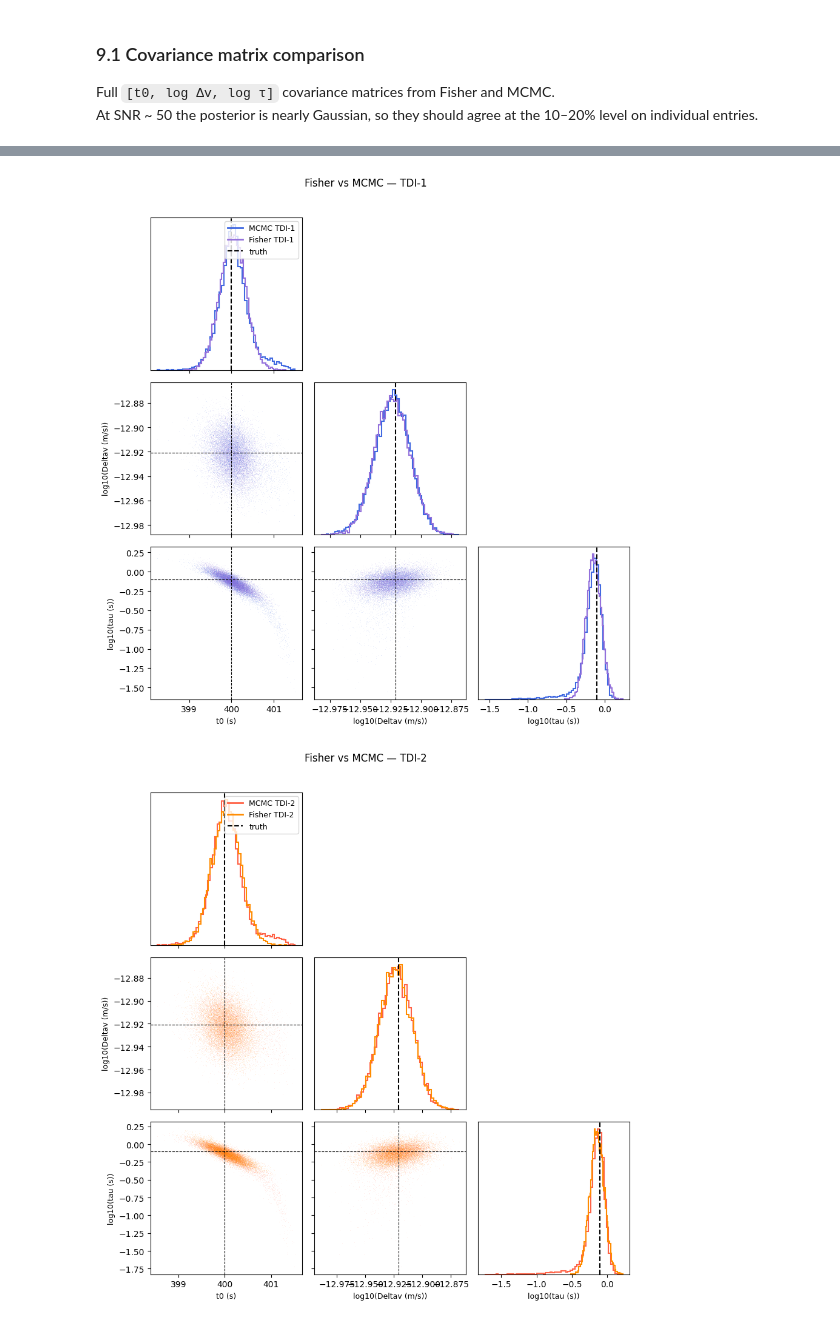
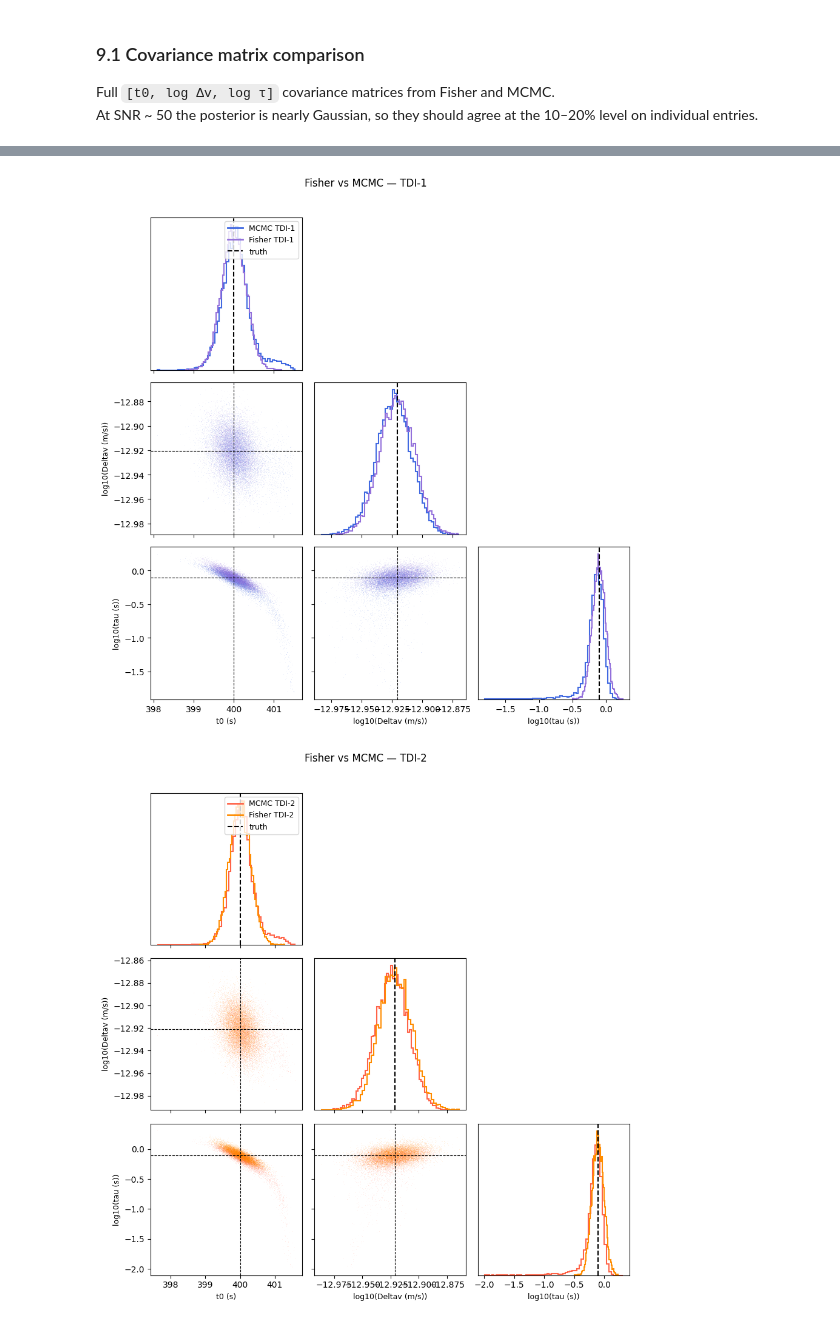
Before and after one commit to gmenta24/jaxglitches, a Jupyter notebook: lisa.ipynb, the cells around one changed output, grey strips where cells are left out. Cells and saved outputs as stored; diff of their text form; code cells hidden in the pictures.

Commit message:
Speed-up sampler and fix in Fisher mean value

```diff
--- a/lisa.ipynb
+++ b/lisa.ipynb
@@ -230,10 +229,10 @@ from jexplore.sampling import EpochMH, SamplingMH
 from jexplore.steps import Stretch
 from jexplore.backends import DefaultBackend
 
-N_WALKERS = 32     # ensemble size (even, ≥ 2×dim); more walkers help a from-prior start
-N_BURN    = 5_000  # phase-1 burn-in: walkers migrate from the prior onto the posterior
-N_RESET   = 1_000  # phase-2 settling iterations (discarded) after the compact relaunch
-N_SAMP    = 15_000 # production iterations
+N_WALKERS = 20     # ensemble size (even, ≥ 2×dim); enough to migrate from the prior
+N_BURN    = 3_000  # phase-1 burn-in: walkers migrate from the prior onto the posterior
+N_RESET   = 500    # phase-2 settling iterations (discarded) after the compact relaunch
+N_SAMP    = 8_000  # production iterations (thinned to ~10k for plotting)
 
 @jax.jit
 def loglik1(xi): return log_L1(to_physical(xi))
@@ -537,11 +536,11 @@ Agreement between Fisher and MCMC contours confirms that the posterior is close
 N_FISH = len(chain1)
 kf1, kf2 = jr.split(jr.PRNGKey(42))
 
-# Centre the Fisher Gaussian on the MCMC posterior median; the Fisher matrix supplies the width.
-xi_med1 = jnp.median(chain1, axis=0)
-xi_med2 = jnp.median(chain2, axis=0)
-xi_fish1 = jr.multivariate_normal(kf1, xi_med1, C1_fish, shape=(N_FISH,))
-xi_fish2 = jr.multivariate_normal(kf2, xi_med2, C2_fish, shape=(N_FISH,))
+# Centre the Fisher Gaussian on the injected truth (the Fisher forecast is N(truth, F^-1)
+# by construction); the Fisher matrix supplies the width. The MCMC posterior is centred on
+# the noise-shifted peak instead, so a sub-σ offset between the two centres is expected.
+xi_fish1 = jr.multivariate_normal(kf1, xi_true, C1_fish, shape=(N_FISH,))
+xi_fish2 = jr.multivariate_normal(kf2, xi_true, C2_fish, shape=(N_FISH,))
 
 def to_plot_coords(xi_arr):
     """[t0, logDeltav, logTau] -> [t0, Deltav, tau] for the corner plots."""
@@ -584,2 +583,2 @@ plt.tight_layout(); plt.show()
-[figure, old version]
+[figure, new version]
-[figure, old version]
+[figure, new version]
```
Also changed, not shown: parts of 9 cells of this notebook.
